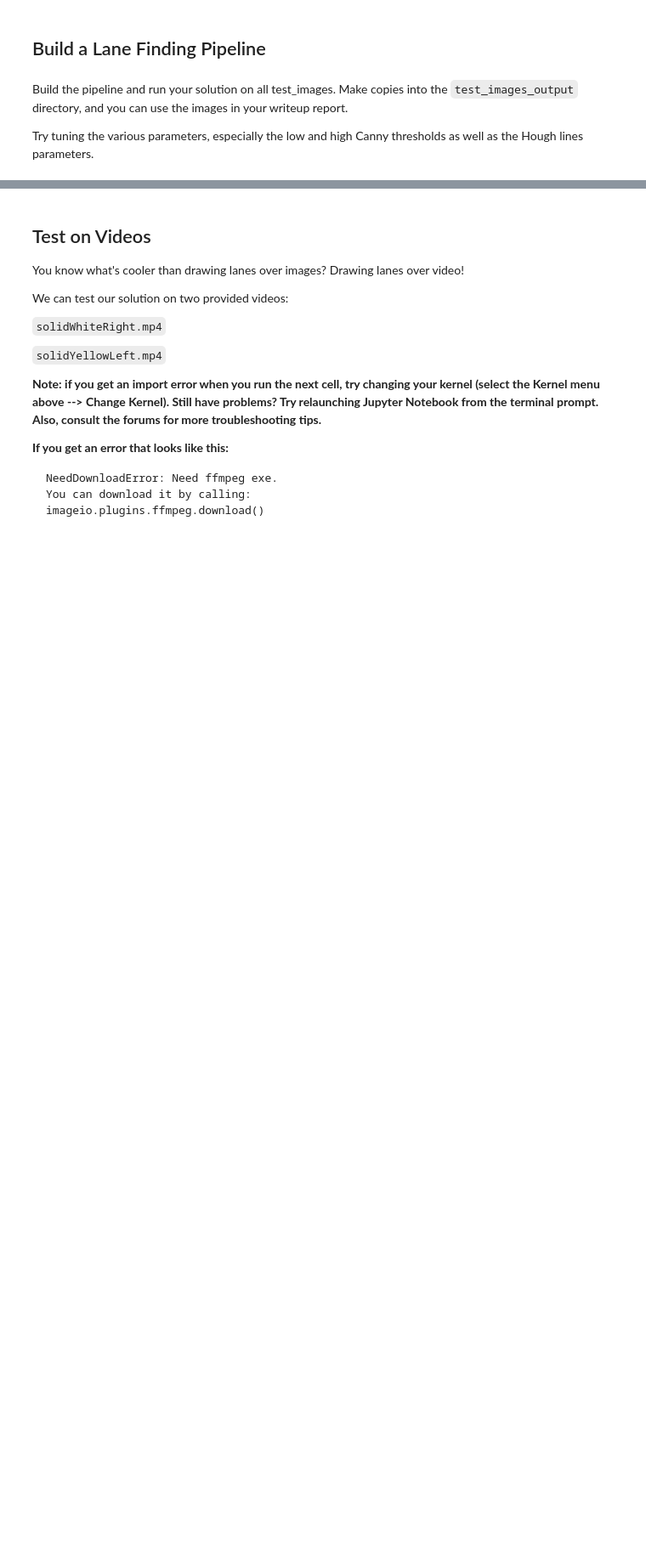
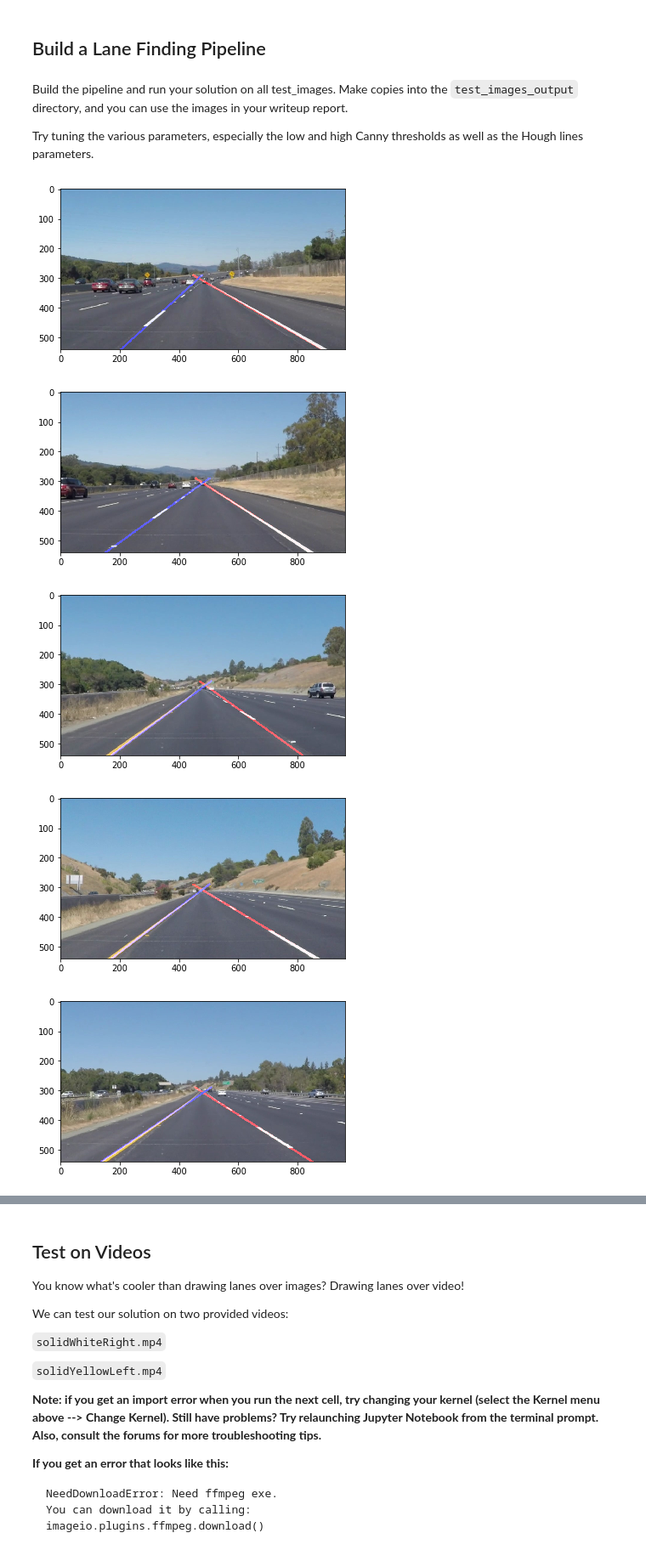
Before and after one commit to david-sterling/CarND_LaneLines-P1, a Jupyter notebook: P1.ipynb, the cells around one changed output, grey strips where cells are left out. Shown at 85% size. Drawn from its saved outputs; the diff is of its cells as text; code cells hidden in the pictures; blank space fills up the shorter version.

```diff
--- a/P1.ipynb
+++ b/P1.ipynb
@@ -234,7 +234,7 @@ def hough_lines(img, rho, theta, threshold, min_line_len, max_line_gap):
 
     line_img = np.zeros((img.shape[0], img.shape[1], 3), dtype=np.uint8)
     altura_lineas = 290
-    vx,vy,cx,cy = cv2.fitLine(puntos_positivos, cv2.DIST_L1, 0, 0.01, 0.01)
+    vx,vy,cx,cy = cv2.fitLine(puntos_positivos, cv2.DIST_FAIR, 0, 0.01, 0.01)
     #if (np.isfinite([vx,vy,cx,cy]).all()):
     cv2.line(line_img, (int((img.shape[0]-cy)*(vx/vy)+cx), int(img.shape[0])), (int((altura_lineas-cy)*(vx/vy)+cx), altura_lineas), (255, 0, 0),thickness=5)
     #cv2.line(line_img, (int(cx-vx*w), int(cy-vy*w)), (int(cx+vx*w), int(cy+vy*w)), (255, 0, 0),thickness=5)
@@ -307,30 +307,43 @@ def find_lanes_pipeline(image):
     #print(color_filtered.shape)
     #gray = grayscale(color_filter)
     #gray = grayscale(image)
     # Define a kernel size and apply Gaussian smoothing
     blur_gray_image = gaussian_blur(color_filtered,9)
     # Define our parameters for Canny and apply
     edges = canny(blur_gray_image,40,60)
     # Next we'll create a masked edges image using cv2.fillPoly()
     vertices = np.array([[(0,imshape[0]),(470, 300), (505, 300), (imshape[1],imshape[0])]], dtype=np.int32)
     masked_image = region_of_interest(edges,vertices)
     # Run Hough on edge detected image
 
     lane_lines = hough_lines(masked_image,2,np.pi/180,1,20,50)
 
 
     # Draw the lines on the edge image
     lines_over_original = cv2.addWeighted(lane_lines, 0.8, image, 1, 0)
     #plt.imshow(lines_over_original)
     #plt.imshow(lines_over_original)
 
     return lines_over_original
 
+def find_lanes_demo(img){
 
+
+}
 
 #plt.imshow(find_lanes_pipeline(image))
 #find_lanes_pipeline(image)
 #imshape = image.shape
 #vertices = np.array([[(0,imshape[0]),(470, 300), (505, 300), (imshape[1],imshape[0])]], dtype=np.int32)
 #masked_image = region_of_interest(image,vertices)
 #plt.imshow()
+for test_image in os.listdir("test_images/"):
+    img = mpimg.imread('test_images/' + test_image)
+    plt.imshow(find_lanes_pipeline(img))
+    plt.show()
+# %% [output]
+[figure, added]
+[figure, added]
+[figure, added]
+[figure, added]
+[figure, added]
```
Also changed, not shown: parts of 6 cells of this notebook, 5 other files.
